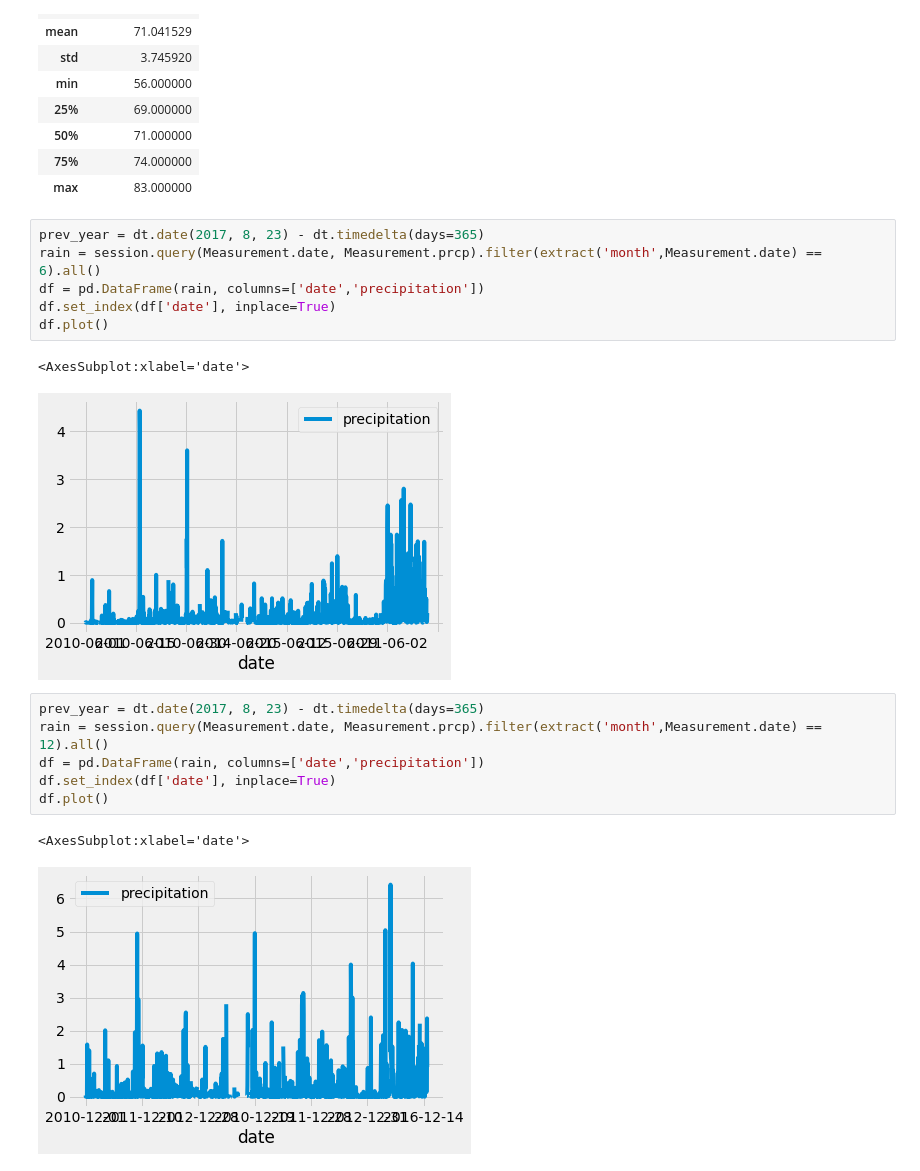
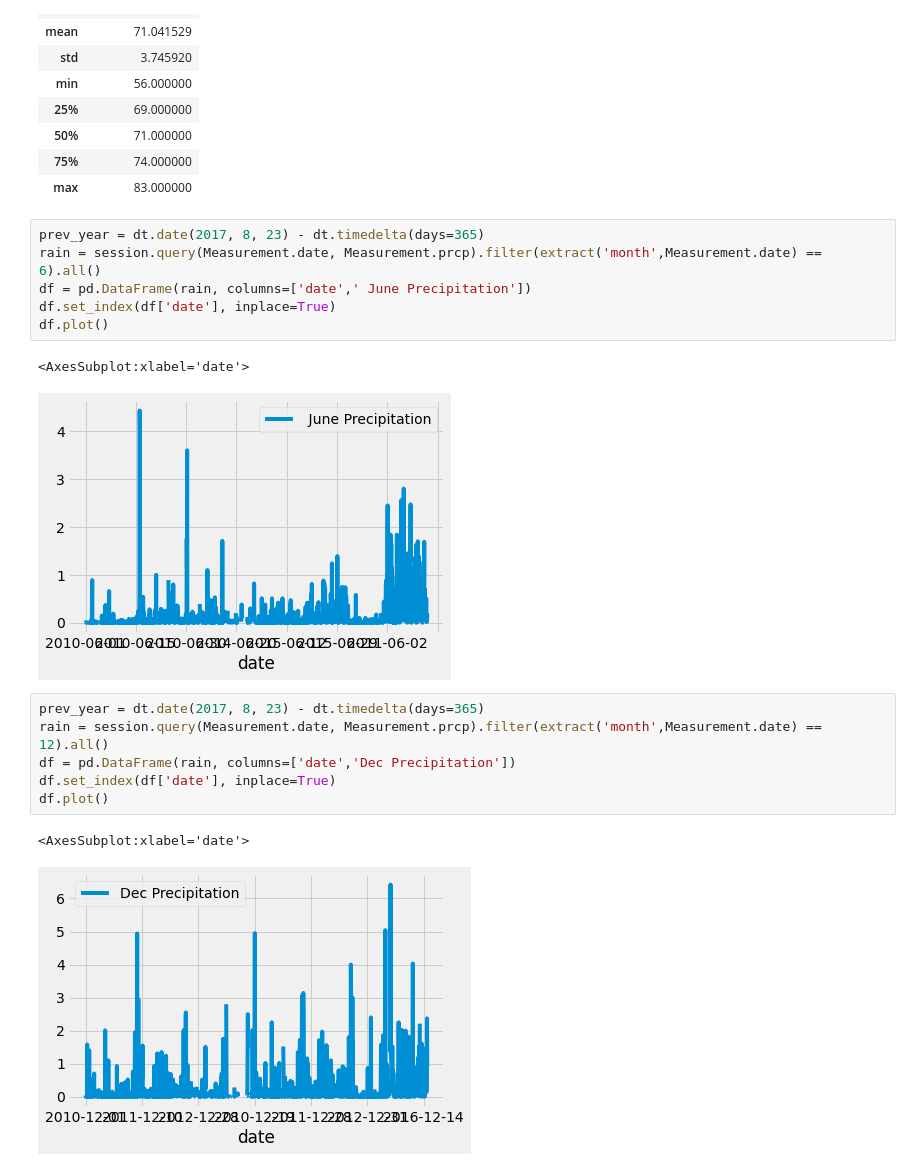
Before and after one commit to BscherpingGitHub/Surfs_up, a Jupyter notebook: SurfsUp_Challenge_.ipynb, the cells around one changed output. Cells and saved outputs as stored; diff of their text form.

```diff
--- a/SurfsUp_Challenge_.ipynb
+++ b/SurfsUp_Challenge_.ipynb
@@ -118,18 +118,18 @@ df.describe()
 # %%
 prev_year = dt.date(2017, 8, 23) - dt.timedelta(days=365)
 rain = session.query(Measurement.date, Measurement.prcp).filter(extract('month',Measurement.date) == 6).all()
-df = pd.DataFrame(rain, columns=['date','precipitation'])
+df = pd.DataFrame(rain, columns=['date',' June Precipitation'])
 df.set_index(df['date'], inplace=True)
 df.plot()
 # %% [output]
 <AxesSubplot:xlabel='date'>
-[figure, old version]
+[figure, new version]
 # %%
 prev_year = dt.date(2017, 8, 23) - dt.timedelta(days=365)
 rain = session.query(Measurement.date, Measurement.prcp).filter(extract('month',Measurement.date) == 12).all()
-df = pd.DataFrame(rain, columns=['date','precipitation'])
+df = pd.DataFrame(rain, columns=['date','Dec Precipitation'])
 df.set_index(df['date'], inplace=True)
 df.plot()
 # %% [output]
 <AxesSubplot:xlabel='date'>
-[figure, old version]
+[figure, new version]
```
